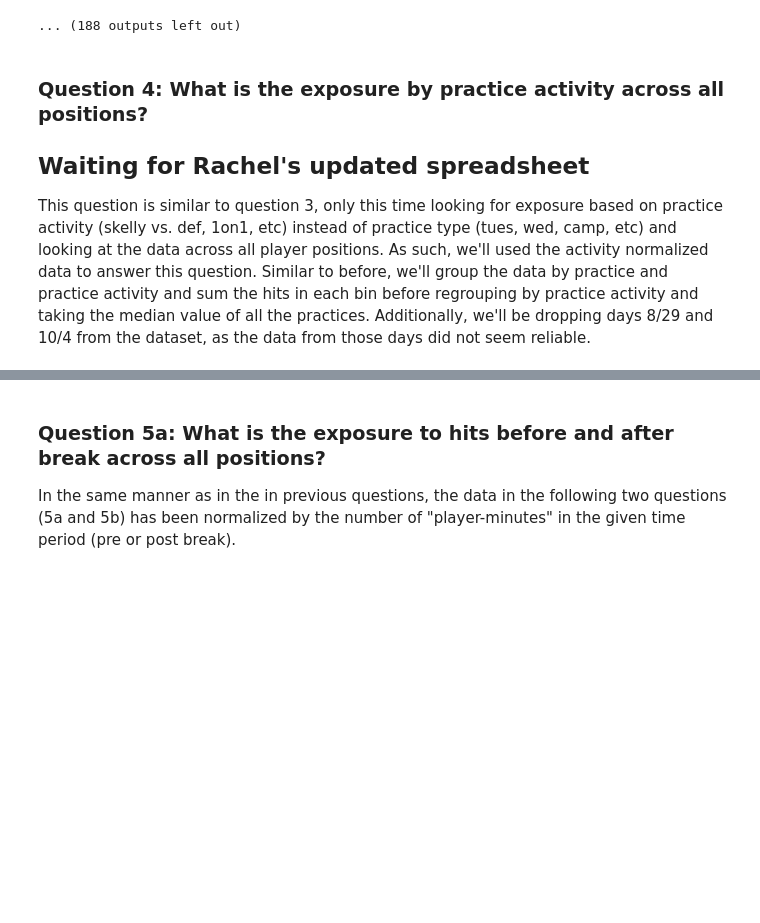
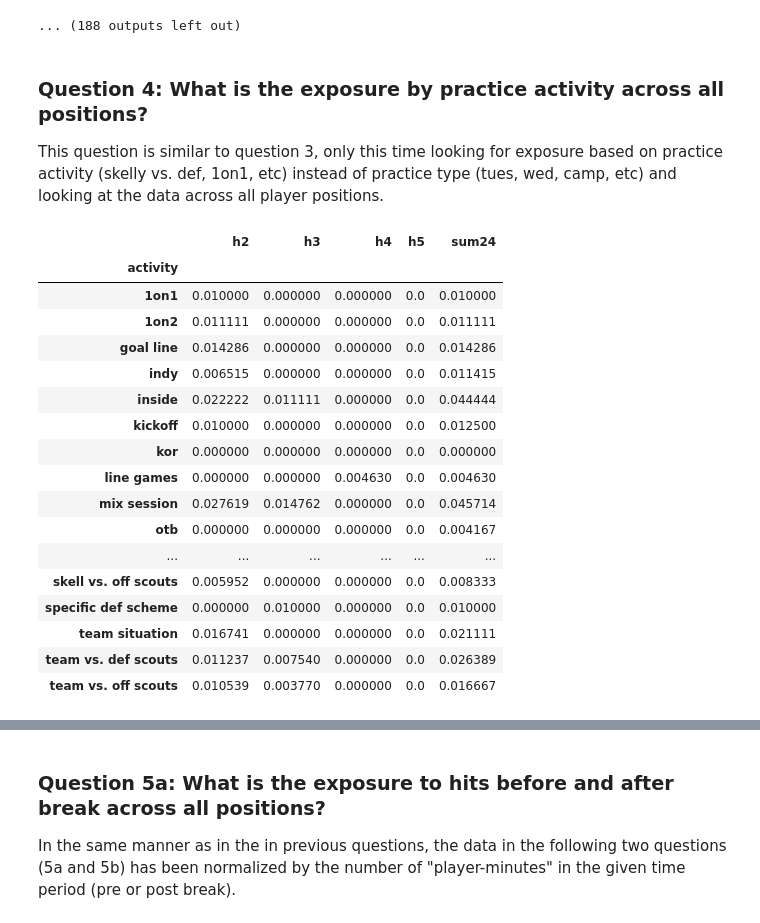
Before and after one commit to smhilde/ut_hits, a Jupyter notebook: Round 2.ipynb, the cells around one changed output, grey strips where cells are left out. Saved outputs shown, nothing was run; the diff lists cells and outputs as text; code cells hidden in the pictures; blank space fills up the shorter version.

```diff
--- a/Round 2.ipynb
+++ b/Round 2.ipynb
@@ -369,5 +372,4 @@ for name, grp in grps:
 # %% [markdown]
 ### Question 4: What is the exposure by practice activity across all positions?
 
-## Waiting for Rachel's updated spreadsheet
-This question is similar to question 3, only this time looking for exposure based on practice activity (skelly vs. def, 1on1, etc) instead of practice type (tues, wed, camp, etc) and looking at the data across all player positions. As such, we'll used the activity normalized data to answer this question. Similar to before, we'll group the data by practice and practice activity and sum the hits in each bin before regrouping by practice activity and taking the median value of all the practices. Additionally, we'll be dropping days 8/29 and 10/4 from the dataset, as the data from those days did not seem reliable.
+This question is similar to question 3, only this time looking for exposure based on practice activity (skelly vs. def, 1on1, etc) instead of practice type (tues, wed, camp, etc) and looking at the data across all player positions.
@@ -373,0 +378,37 @@ This question is similar to question 3, only this time looking for exposure base
+# %%
+grps = (practices
+        .drop(practices[practices.day == '2017-08-29'].index)
+        .drop(practices[practices.day == '2017-10-04'].index)
+        .drop(practices[practices.activity == 'post'].index)
+        .groupby(['event', 'day', 'activity', 'ptype'], as_index=False)
+        .sum()
+        .assign(num_players=lambda x: [get_num_players_by_date(attnd, y.day, y.ptype) for idx, y in x.iterrows()])
+        .assign(minutes=lambda x: [get_activity_duration_by_event(activity_durs, y.event, y.ptype, y.activity)
+                                 for idx, y in x.iterrows()])
+        .assign(plyrmnts=lambda x: x.num_players*x.minutes)
+        .assign(h2=lambda x: x.h2/x.plyrmnts)
+        .assign(h3=lambda x: x.h3/x.plyrmnts)
+        .assign(h4=lambda x: x.h4/x.plyrmnts)
+        .assign(h5=lambda x: x.h5/x.plyrmnts)
+        .assign(sum24=lambda x: x.h2+x.h3+x.h4)
+        .groupby(['activity']))
+grps.aggregate(np.median)[['h2', 'h3', 'h4', 'h5', 'sum24']]
+# %% [output]
+|  | h2 | h3 | h4 | h5 | sum24 |
+| activity |  |  |  |  |  |
+| 1on1 | 0.010000 | 0.000000 | 0.000000 | 0.0 | 0.010000 |
+| 1on2 | 0.011111 | 0.000000 | 0.000000 | 0.0 | 0.011111 |
+| goal line | 0.014286 | 0.000000 | 0.000000 | 0.0 | 0.014286 |
+| indy | 0.006515 | 0.000000 | 0.000000 | 0.0 | 0.011415 |
+| inside | 0.022222 | 0.011111 | 0.000000 | 0.0 | 0.044444 |
+| kickoff | 0.010000 | 0.000000 | 0.000000 | 0.0 | 0.012500 |
+| kor | 0.000000 | 0.000000 | 0.000000 | 0.0 | 0.000000 |
+| line games | 0.000000 | 0.000000 | 0.004630 | 0.0 | 0.004630 |
+| mix session | 0.027619 | 0.014762 | 0.000000 | 0.0 | 0.045714 |
+| otb | 0.000000 | 0.000000 | 0.000000 | 0.0 | 0.004167 |
+| ... | ... | ... | ... | ... | ... |
+| skell vs. off scouts | 0.005952 | 0.000000 | 0.000000 | 0.0 | 0.008333 |
+| specific def scheme | 0.000000 | 0.010000 | 0.000000 | 0.0 | 0.010000 |
+| team situation | 0.016741 | 0.000000 | 0.000000 | 0.0 | 0.021111 |
+| team vs. def scouts | 0.011237 | 0.007540 | 0.000000 | 0.0 | 0.026389 |
+| team vs. off scouts | 0.010539 | 0.003770 | 0.000000 | 0.0 | 0.016667 |
```
Also changed, not shown: parts of 13 cells of this notebook, 2 other files.
